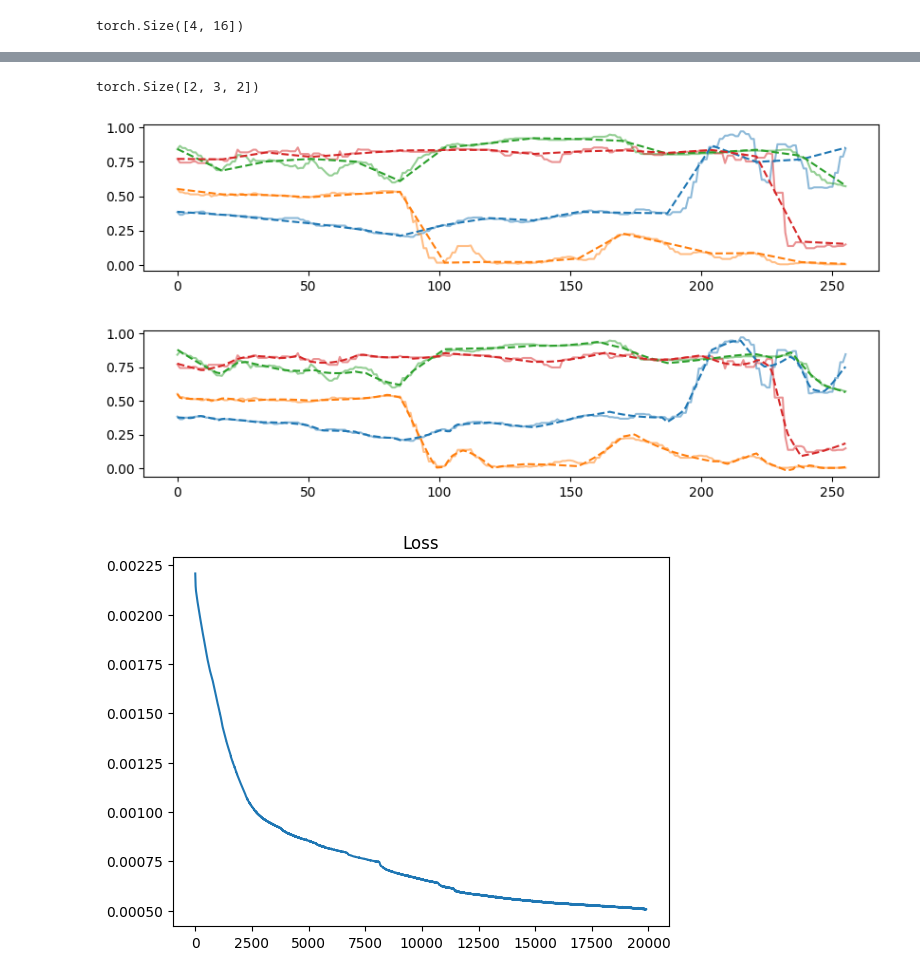
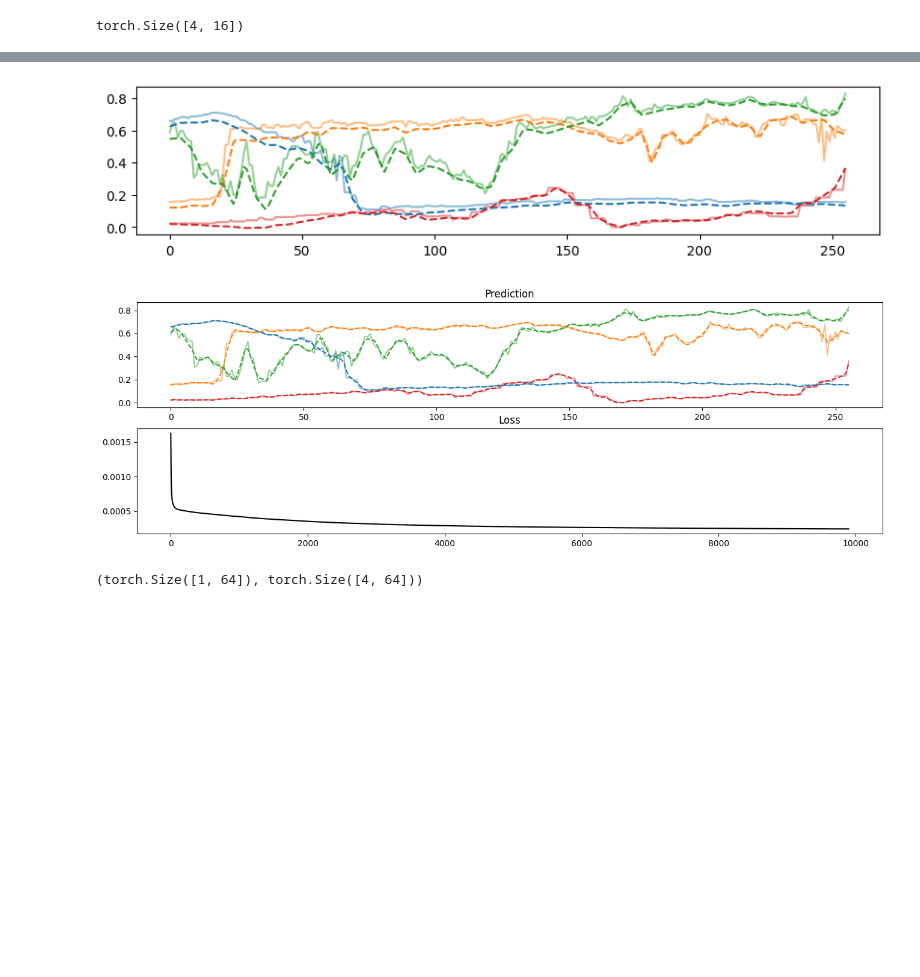
Before and after one commit to bv7dev/vae-lab, a Jupyter notebook: learner.ipynb, the cells around one changed output, grey strips where cells are left out. Saved outputs shown, nothing was run; the diff lists cells and outputs as text; code cells hidden in the pictures; blank space fills up the shorter version.

```diff
--- a/learner.ipynb
+++ b/learner.ipynb
@@ -234,7 +234,7 @@ class Learner(nn.Module):
             PositionEncoder(emb_size) )
 
         # self.pos = nn.Sequential(
-            # SinusoidalPosEmb(emb_size) )
+        #     SinusoidalPosEmb(emb_size) )
 
         self.ffn = nn.ModuleList([nn.Sequential(
             nn.Linear(ls_in*emb_size, ls_out*emb_size), nn.ReLU() )
@@ -242,14 +242,14 @@ class Learner(nn.Module):
 
         self.out = nn.Linear(layer_sizes[-1]*emb_size, 1)
 
-        nn.init.normal_(self.out.weight, 0, 0.02)
+        nn.init.normal_(self.out.weight, 0, 0.01)
         nn.init.zeros_(self.out.bias)
 
-        nn.init.normal_(self.pos[0].weight, 0, 0.02)
+        nn.init.normal_(self.pos[0].weight, 0, 0.04)
         nn.init.zeros_(self.pos[0].bias)
 
         for l in self.ffn:
-            nn.init.normal_(l[0].weight, 0, 0.02)
+            nn.init.normal_(l[0].weight, 0, 0.08)
             nn.init.zeros_(l[0].bias)
 
     def forward(self, x, k):
@@ -262,23 +262,17 @@ class Learner(nn.Module):
         y = self.out(z).squeeze()
         s = periodic_linear_interp(k, x)
         return y + s
-# %%
-a = torch.tensor([[[1, 2], [3, 4], [5, 6]],[[7, 8], [9, 10], [11, 12]]])
-b = torch.tensor([[13, 14], [15, 16]])
-c = torch.stack([b]*3, dim=1)
-c.shape
-# %% [output]
-torch.Size([2, 3, 2])
 # %%
-KEY_SIZE = 16
+KEY_SIZE = 64
 target = next(iter(dl)).cuda()
 target_keys, _ = keys(target, KEY_SIZE)
-learner = Learner([1, 8, 8, 1], KEY_SIZE).cuda()
+learner = Learner([1, 16, 16, 16, 1], KEY_SIZE).cuda()
 optimizer = optim.Adam(learner.parameters(), lr=1e-4)
 criterion = nn.MSELoss()
 # %%
-def plot_prediction(model, real_y, keys, device='cuda'):
+def plot_prediction(model, real_y, keys, device='cuda', ax=None):
     with torch.no_grad():
+        model.eval()
         x = torch.linspace(0, NUM_SAMPLES-1, NUM_SAMPLES)
         x = torch.stack([x]*len(real_y)).to(device)
         pred_y = model(x, keys)
@@ -288,15 +282,20 @@ def plot_prediction(model, real_y, keys, device='cuda'):
         pred_y = pred_y.permute(1, 0).cpu().numpy()
         x = x.permute(1, 0).cpu().numpy()
 
-        plt.figure(figsize=(10, 2))
-        plt.plot(x, real_y, alpha=0.5)
-        plt.gca().set_prop_cycle(None) # reset color cycle so that the colors match
-        plt.plot(x, pred_y, linestyle='--')
-        plt.show()
+        if ax is None:
+            plt.figure(figsize=(10, 2))
+            plt.plot(x, real_y, alpha=0.5)
+            plt.gca().set_prop_cycle(None) # reset color cycle so that the colors match
+            plt.plot(x, pred_y, linestyle='--')
+            plt.show()
+        else:
+            ax.plot(x, real_y, alpha=0.5)
+            ax.set_prop_cycle(None)
+            ax.plot(x, pred_y, linestyle='--')
 
 plot_prediction(learner, target, target_keys)
 # %% [output]
-[figure, old version]
+[figure, new version]
 # %%
 loss_history = []
 running_loss = 0
@@ -306,25 +305,36 @@ x = torch.stack([x]*len(target)).cuda()
 # %%
 learner.train()
 for epoch in range(10000):
     for batch in [target]: # dl:
-        # batch = batch.cuda()
+        batch = batch.cuda()
         optimizer.zero_grad()
-        # key, _ = keys(batch, KEY_SIZE)
+        key, _ = keys(batch, KEY_SIZE)
         pred = learner(x, target_keys) # key)
         loss = criterion(pred, batch)
         loss.backward()
         optimizer.step()
         running_loss += loss.item()
 
     loss_history.append(running_loss)
     running_loss = 0
 
     if epoch % 100 == 0:
         clear_output(wait=True)
-        plot_prediction(learner, target, target_keys)
-        plt.plot(loss_history)
-        plt.title('Loss')
+        fig, ax = plt.subplots(2, 1, figsize=(16, 5))
+        plot_prediction(learner, target, target_keys, ax=ax[0])
+        ax[0].set_title('Prediction')
+        ax[1].plot(loss_history, color='black')
+        ax[1].set_title('Loss')
         plt.show()
 # %% [output]
-[figure, old version]
+[figure, new version]
-[figure, removed]
+# %%
+tg_a = target[1].unsqueeze(0)
+tk_a = target_keys[1].unsqueeze(0)
+
+tg_b = target[2].unsqueeze(0)
+tk_b = target_keys[2].unsqueeze(0)
+
+tk_a.shape, target_keys.shape
+# %% [output]
+(torch.Size([1, 64]), torch.Size([4, 64]))
```
Also changed, not shown: parts of 7 cells of this notebook.
